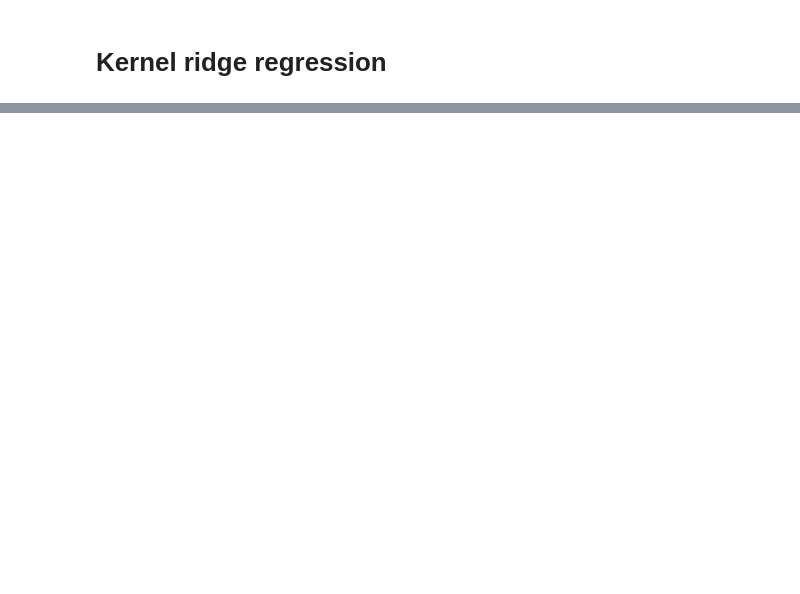
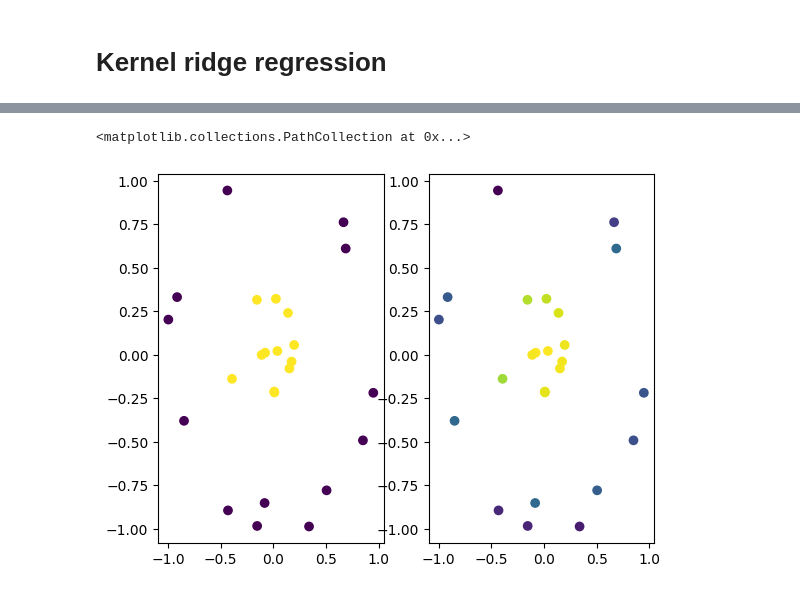
Before and after one commit to xplutoy/yx-drafts, a Jupyter notebook: intro_scipy.ipynb, the cells around one changed output, grey strips where cells are left out. Drawn from its saved outputs; the diff is of its cells as text; code cells hidden in the pictures; blank space fills up the shorter version.

```diff
--- a/intro_scipy.ipynb
+++ b/intro_scipy.ipynb
@@ -19,0 +29,8 @@ from sklearn.kernel_ridge import KernelRidge
+# %%
+# 测试数据
+_, axs = plt.subplots(1, 2)
+axs[0].scatter(X_test[:, 0], X_test[:, 1], c=y_test)
+axs[1].scatter(X_test[:, 0], X_test[:, 1], c=krr.predict(X_test))
+# %% [output]
+<matplotlib.collections.PathCollection at 0x...>
+[figure, added]
```
Also changed, not shown: parts of 4 cells of this notebook.
